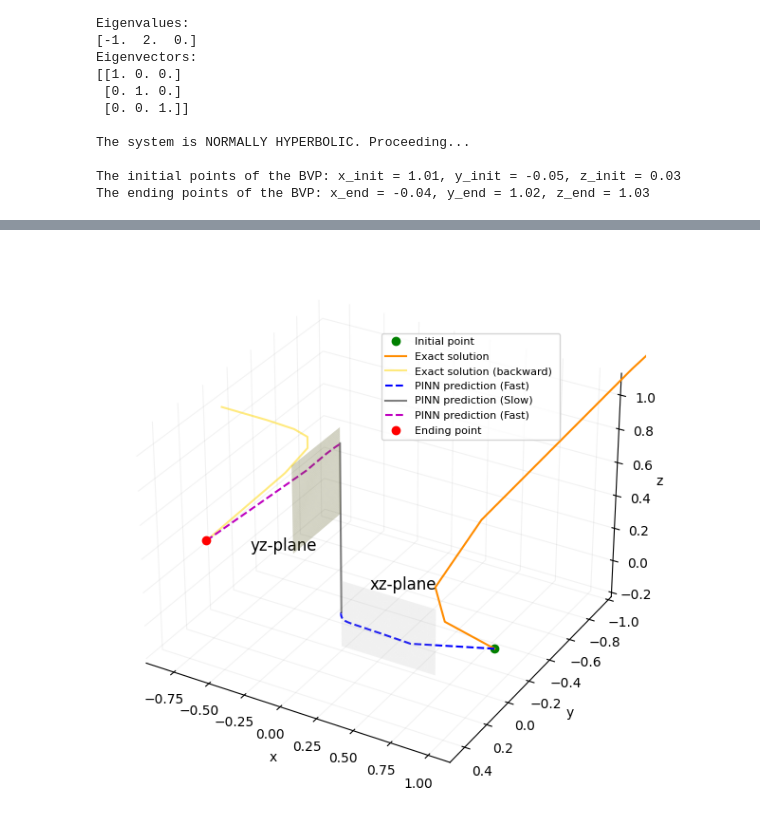
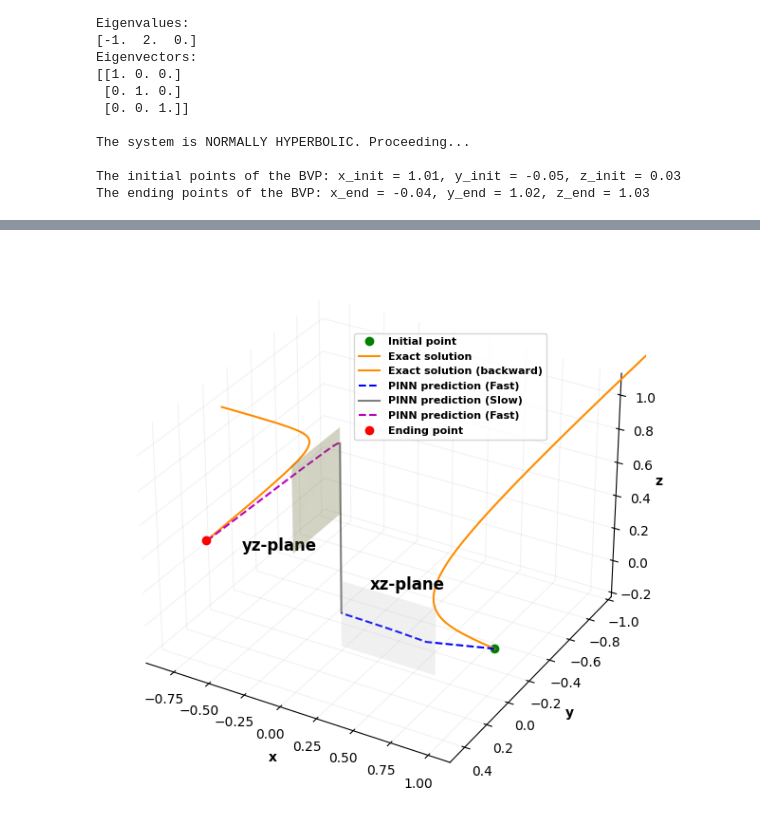
Before and after one commit to Hamid-Mofidi/PINNs_on_Multiple_timescale_dynamics, a Jupyter notebook: Examples8/pinnmltscl-GSP-ex-1-purturb4.ipynb, the cells around one changed output, grey strips where cells are left out. Saved outputs shown, nothing was run; the diff lists cells and outputs as text; code cells hidden in the pictures.

```diff
--- a/Examples8/pinnmltscl-GSP-ex-1-purturb4.ipynb
+++ b/Examples8/pinnmltscl-GSP-ex-1-purturb4.ipynb
@@ -672,6 +574,7 @@ xf_end type: <class 'numpy.float64'>
 from mpl_toolkits.mplot3d import Axes3D
 import matplotlib.pyplot as plt
 import numpy as np
+from scipy.interpolate import interp1d
 
 nn = 7
 
@@ -694,47 +597,60 @@ X_plane = np.zeros_like(Z_plane)
 ax.plot_surface(X_plane, Y_plane, Z_plane, alpha=0.3, color=(1.0, 1.0, 0.5))
 
 # Annotation for xz-plane using LaTeX
-ax.text(0.2, 0, 0.2, r"xz-plane", color='black', fontsize=12, ha='left')
+ax.text(0.2, 0, 0.2, r"xz-plane", color='black', fontsize=12, ha='left', fontweight='bold')
 
 # Annotation for yz-plane using LaTeX
-ax.text(0, 0.2, 0.5, r"yz-plane", color='black', fontsize=12, ha='right')
+ax.text(0, 0.2, 0.5, r"yz-plane", color='black', fontsize=12, ha='right', fontweight='bold')
 
 # Your existing plots
 ax.plot(x_init, y_init, z_init, 'go', label='Initial point')
 
-ax.plot(x_exact_fast[:nn], y_exact_fast[:nn], z_exact_fast[:nn], '-', color='darkorange', label='Exact solution ')
-ax.plot(x_exact_fast2[:nn], y_exact_fast2[:nn], z_exact_fast2[:nn], '-', color='gold', label='Exact solution (backward) ', alpha=0.5)
+# Interpolation for smoother curve
+def interpolate_curve(x, y, z, num_points=100):
+    t = np.linspace(0, 1, len(x))  # parameterize the curve
+    t_new = np.linspace(0, 1, num_points)  # denser parameter space
+    x_interp = interp1d(t, x, kind='cubic')(t_new)
+    y_interp = interp1d(t, y, kind='cubic')(t_new)
+    z_interp = interp1d(t, z, kind='cubic')(t_new)
+    return x_interp, y_interp, z_interp
 
+# Interpolating both sets of curves
+x_smooth, y_smooth, z_smooth = interpolate_curve(x_exact_fast[:nn], y_exact_fast[:nn], z_exact_fast[:nn])
+x_smooth2, y_smooth2, z_smooth2 = interpolate_curve(x_exact_fast2[:nn], y_exact_fast2[:nn], z_exact_fast2[:nn])
 
+# Plot the smooth curves
+ax.plot(x_smooth, y_smooth, z_smooth, '-', color='darkorange', label='Exact solution ')
+ax.plot(x_smooth2, y_smooth2, z_smooth2, '-', color='darkorange', label='Exact solution (backward)')
+
+# Plot the original PINN predictions
 ax.plot(x_pred_fast, y_pred_fast, z_pred_fast, 'b--', label='PINN prediction (Fast)')
 ax.plot(x_pred_slow + x_pred_fast[-1], y_pred_slow + y_pred_fast[-1], z_pred_slow + z_pred_fast[-1], 'k-', label='PINN prediction (Slow)', alpha=0.5)
 ax.plot(x_pred_fast2, y_pred_fast2, z_pred_fast2, 'm--', label='PINN prediction (Fast)')
 
-
 ax.plot(x_end, y_end, z_end, 'ro', label='Ending point')
 
-ax.set_xlabel('x')
-ax.set_ylabel('y')
-ax.set_zlabel('z', labelpad=-1)
-ax.legend(prop={'size': 8}, bbox_to_anchor=(0.5, 0.65))
+# Set axis labels with bold font
+ax.set_xlabel('x', fontweight='bold')
+ax.set_ylabel('y', fontweight='bold')
+ax.set_zlabel('z', labelpad=-1, fontweight='bold')
+
+# Set the legend with bold font
+ax.legend(prop={'size': 8, 'weight': 'bold'}, bbox_to_anchor=(0.45, 0.65))
+
 ax.invert_yaxis()
-
 ax.set_ylim(0.5, -1.)
 
 # Set the pane colors to white
 ax.w_xaxis.set_pane_color((1.0, 1.0, 1.0, 1.0))
 ax.w_yaxis.set_pane_color((1.0, 1.0, 1.0, 1.0))
 ax.w_zaxis.set_pane_color((1.0, 1.0, 1.0, 1.0))
 
 # Set the grid colors to very light gray
 ax.xaxis._axinfo['grid'].update(color=(0.05, 0.05, 0.05, 0.05))
 ax.yaxis._axinfo['grid'].update(color=(0.05, 0.05, 0.05, 0.05))
 ax.zaxis._axinfo['grid'].update(color=(0.05, 0.05, 0.05, 0.05))
 
-# Rotating the figure by 20 degrees
-#ax.view_init(elev=40, azim=-45)
-
 plt.tight_layout()
 plt.show()
 # %% [output]
-[figure, old version]
+[figure, new version]
```
Also changed, not shown: parts of 4 cells of this notebook.
